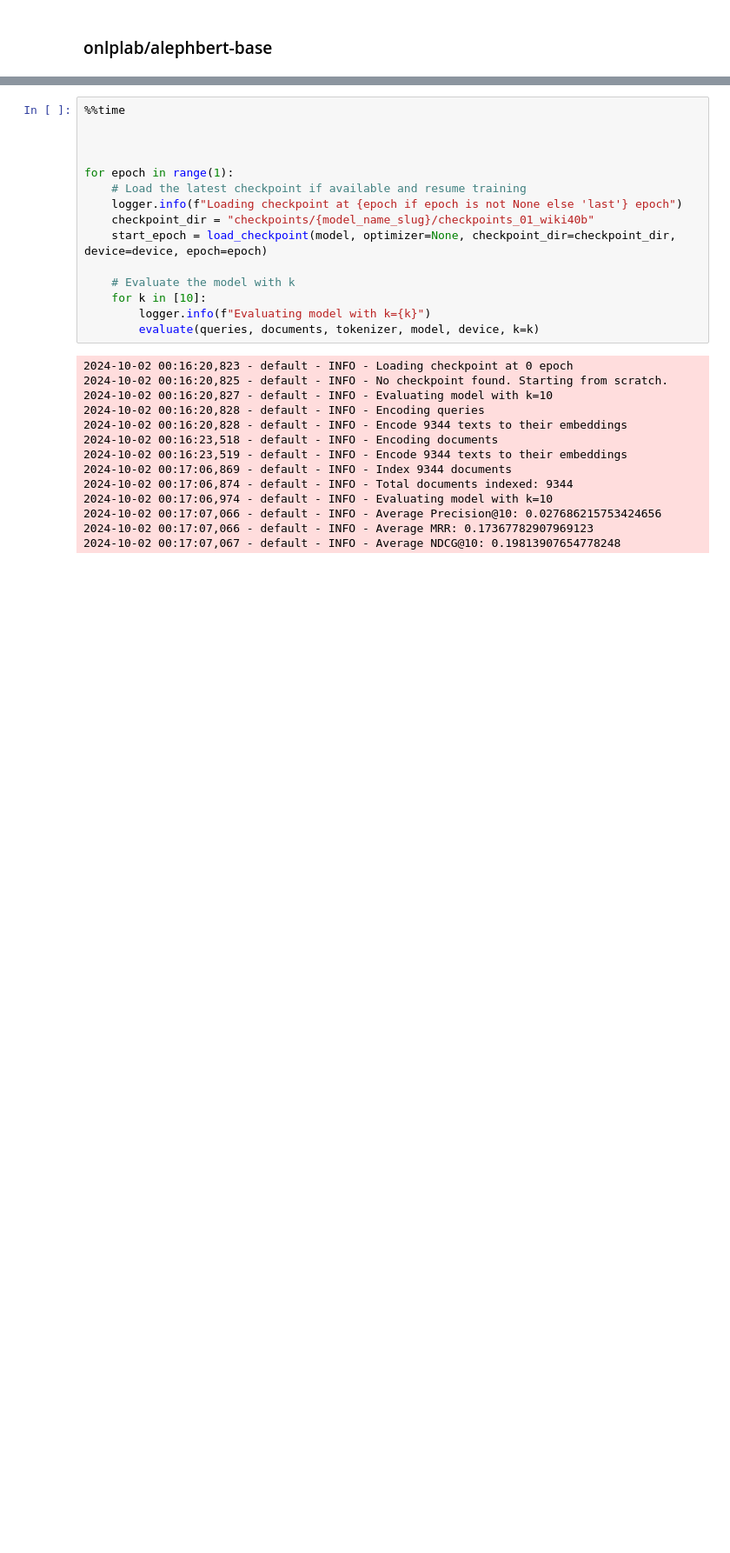
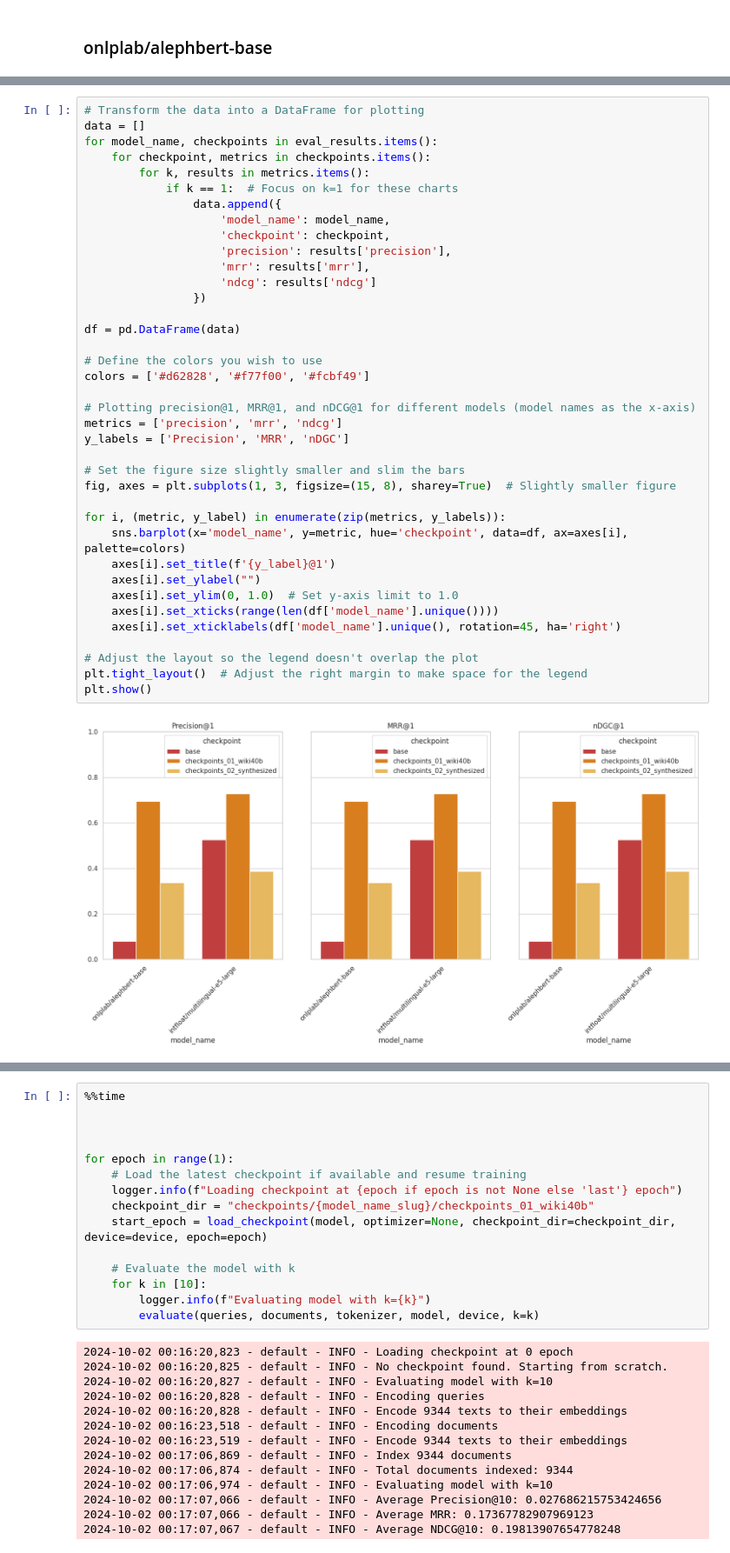
Before and after one commit to asafam/hebrew_text_retrieval, a Jupyter notebook: notebooks/hte_eval_model_multilingual-e5-base.ipynb, the cells around one changed output, grey strips where cells are left out. Shown at 87% size. Drawn from its saved outputs; the diff is of its cells as text; blank space fills up the shorter version.

```diff
--- a/notebooks/hte_eval_model_multilingual-e5-base.ipynb
+++ b/notebooks/hte_eval_model_multilingual-e5-base.ipynb
@@ -292,0 +345,40 @@ for checkpoint_path in checkpoint_paths:
+# %%
+# Transform the data into a DataFrame for plotting
+data = []
+for model_name, checkpoints in eval_results.items():
+    for checkpoint, metrics in checkpoints.items():
+        for k, results in metrics.items():
+            if k == 1:  # Focus on k=1 for these charts
+                data.append({
+                    'model_name': model_name,
+                    'checkpoint': checkpoint,
+                    'precision': results['precision'],
+                    'mrr': results['mrr'],
+                    'ndcg': results['ndcg']
+                })
+
+df = pd.DataFrame(data)
+
+# Define the colors you wish to use
+colors = ['#d62828', '#f77f00', '#fcbf49']
+
+# Plotting precision@1, MRR@1, and nDCG@1 for different models (model names as the x-axis)
+metrics = ['precision', 'mrr', 'ndcg']
+y_labels = ['Precision', 'MRR', 'nDGC']
+
+# Set the figure size slightly smaller and slim the bars
+fig, axes = plt.subplots(1, 3, figsize=(15, 8), sharey=True)  # Slightly smaller figure
+
+for i, (metric, y_label) in enumerate(zip(metrics, y_labels)):
+    sns.barplot(x='model_name', y=metric, hue='checkpoint', data=df, ax=axes[i], palette=colors)
+    axes[i].set_title(f'{y_label}@1')
+    axes[i].set_ylabel("")
+    axes[i].set_ylim(0, 1.0)  # Set y-axis limit to 1.0
+    axes[i].set_xticks(range(len(df['model_name'].unique())))
+    axes[i].set_xticklabels(df['model_name'].unique(), rotation=45, ha='right')
+
+# Adjust the layout so the legend doesn't overlap the plot
+plt.tight_layout()  # Adjust the right margin to make space for the legend
+plt.show()
+# %% [output]
+[figure, added]
```
Also changed, not shown: parts of 14 cells of this notebook, 2 other files.
